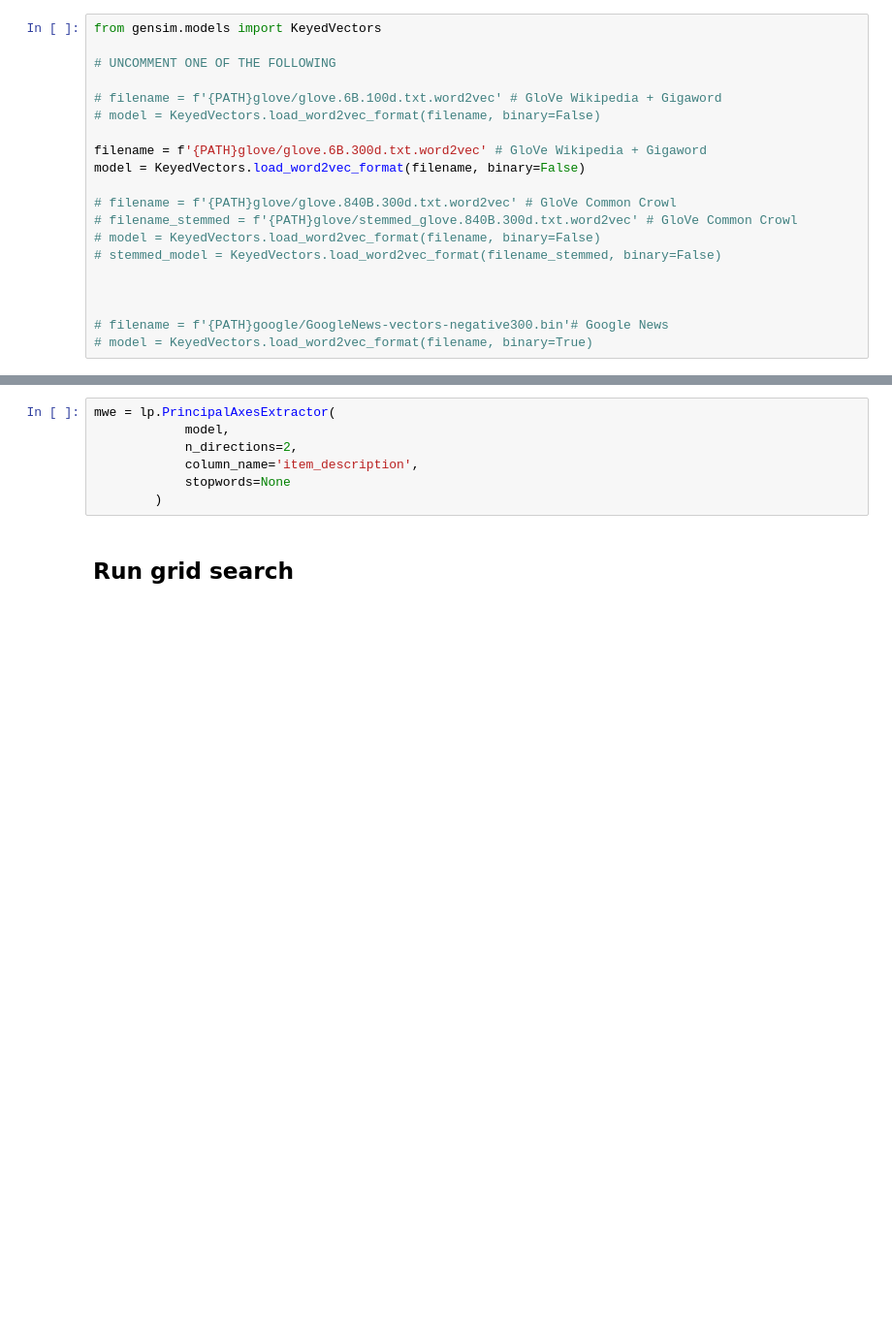
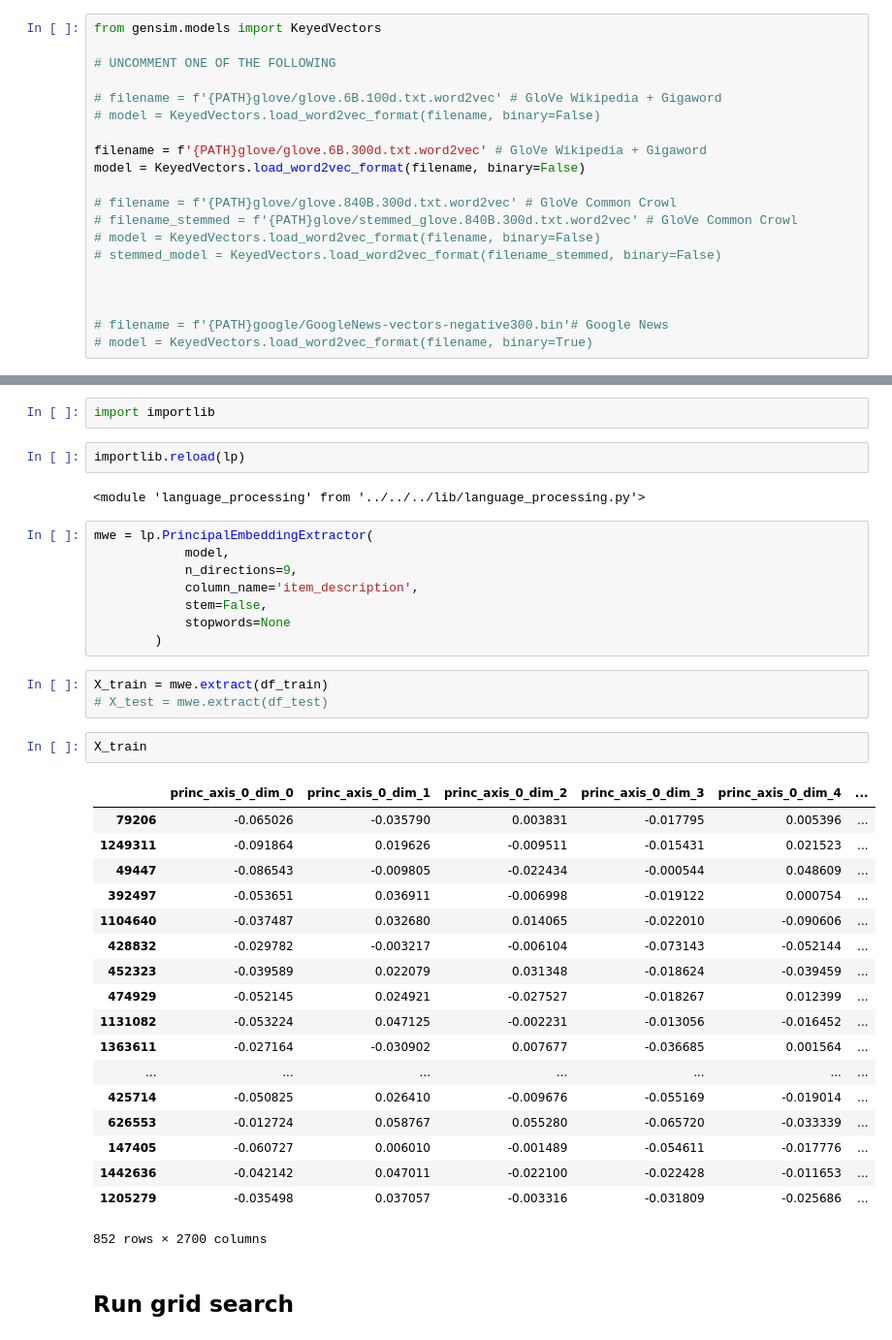
Before and after one commit to danhaus/ml-price-suggestion, a Jupyter notebook: models/prototyping/Principal_Embeddings_Random_Forest/Principal_Embeddings_Random_Forest.ipynb, the cells around one changed output, grey strips where cells are left out. Shown at 97% size. Drawn from its saved outputs; the diff is of its cells as text; blank space fills up the shorter version.

```diff
--- a/models/prototyping/Principal_Embeddings_Random_Forest/Principal_Embeddings_Random_Forest.ipynb
+++ b/models/prototyping/Principal_Embeddings_Random_Forest/Principal_Embeddings_Random_Forest.ipynb
@@ -94,10 +106,41 @@ model = KeyedVectors.load_word2vec_format(filename, binary=False)
+# %%
+import importlib
+# %%
+importlib.reload(lp)
+# %% [output]
+<module 'language_processing' from '../../../lib/language_processing.py'>
 # %%
-mwe = lp.PrincipalAxesExtractor(
+mwe = lp.PrincipalEmbeddingExtractor(
             model,
-            n_directions=2,
+            n_directions=9,
             column_name='item_description',
+            stem=False,
             stopwords=None
         )
+# %%
+X_train = mwe.extract(df_train)
+# X_test = mwe.extract(df_test)
+# %%
+X_train
+# %% [output]
+|  | princ_axis_0_dim_0 | princ_axis_0_dim_1 | princ_axis_0_dim_2 | princ_axis_0_dim_3 | princ_axis_0_dim_4 | ... |
+| 79206 | -0.065026 | -0.035790 | 0.003831 | -0.017795 | 0.005396 | ... |
+| 1249311 | -0.091864 | 0.019626 | -0.009511 | -0.015431 | 0.021523 | ... |
+| 49447 | -0.086543 | -0.009805 | -0.022434 | -0.000544 | 0.048609 | ... |
+| 392497 | -0.053651 | 0.036911 | -0.006998 | -0.019122 | 0.000754 | ... |
+| 1104640 | -0.037487 | 0.032680 | 0.014065 | -0.022010 | -0.090606 | ... |
+| 428832 | -0.029782 | -0.003217 | -0.006104 | -0.073143 | -0.052144 | ... |
+| 452323 | -0.039589 | 0.022079 | 0.031348 | -0.018624 | -0.039459 | ... |
+| 474929 | -0.052145 | 0.024921 | -0.027527 | -0.018267 | 0.012399 | ... |
+| 1131082 | -0.053224 | 0.047125 | -0.002231 | -0.013056 | -0.016452 | ... |
+| 1363611 | -0.027164 | -0.030902 | 0.007677 | -0.036685 | 0.001564 | ... |
+| ... | ... | ... | ... | ... | ... | ... |
+| 425714 | -0.050825 | 0.026410 | -0.009676 | -0.055169 | -0.019014 | ... |
+| 626553 | -0.012724 | 0.058767 | 0.055280 | -0.065720 | -0.033339 | ... |
+| 147405 | -0.060727 | 0.006010 | -0.001489 | -0.054611 | -0.017776 | ... |
+| 1442636 | -0.042142 | 0.047011 | -0.022100 | -0.022428 | -0.011653 | ... |
+| 1205279 | -0.035498 | 0.037057 | -0.003316 | -0.031809 | -0.025686 | ... |
+852 rows × 2700 columns
 # %% [markdown]
 ## Run grid search
 # %% [markdown]
```
Also changed, not shown: parts of 2 cells of this notebook, 1 other file.
